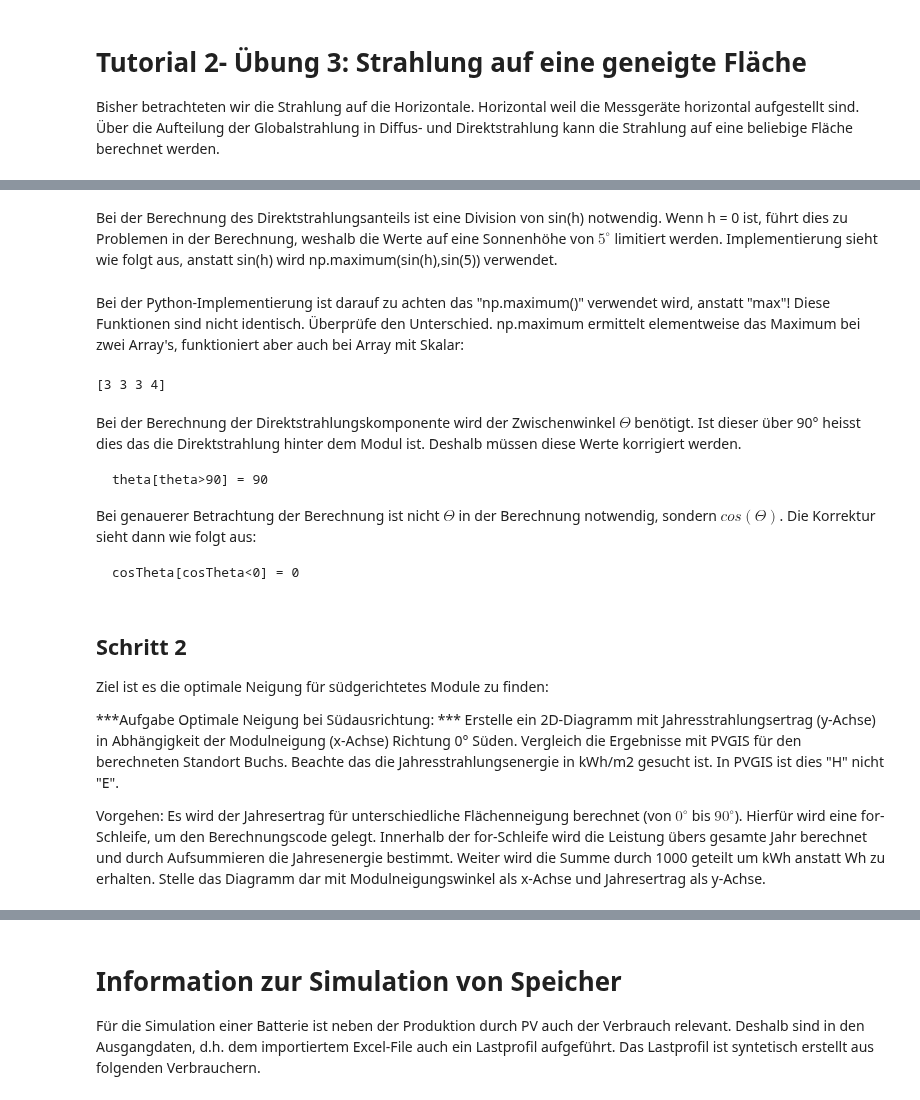
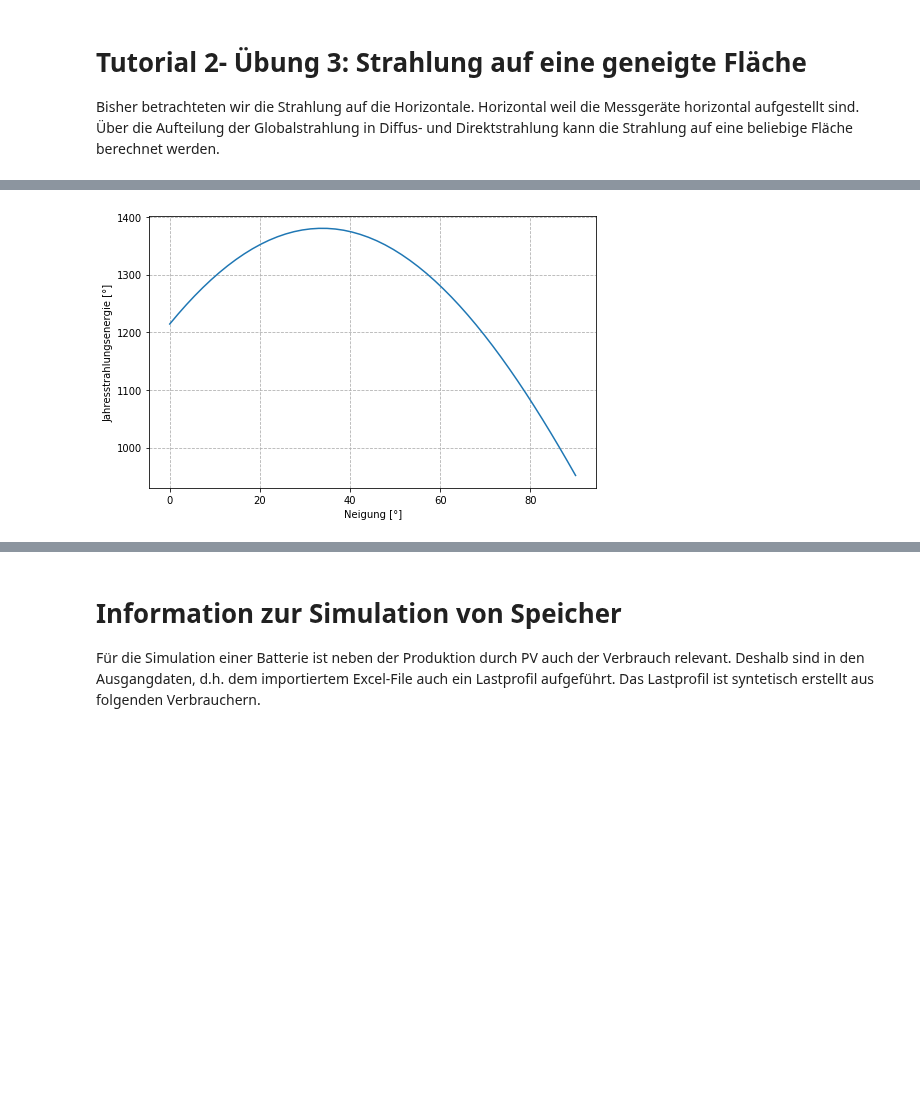
Before and after one commit to markstaler/pv4ing, a Jupyter notebook: PV4Ing_Tutorial.ipynb, the cells around one changed output, grey strips where cells are left out. Saved outputs shown, nothing was run; the diff lists cells and outputs as text; code cells hidden in the pictures; blank space fills up the shorter version.

```diff
--- a/PV4Ing_Tutorial.ipynb
+++ b/PV4Ing_Tutorial.ipynb
@@ -5,11 +5,16 @@ Zuerst machen wir eine einfache Zeitreihenrechnung.
 ## Schritt 1 - Synthetische Messwerte für 1 Tag
 Im folgenden Beispiel, nehmen wir keine realen Messwerte, sondern "bauen" uns selbst die Messwerte über die Sinusfunktion. Zuerst erstellen wir einen Array (Zahlenreihe) für die Zeit. Wir nehmen an, dass die Sonne um 6:00 aufgeht und um 18:00 untergeht. Über Mittag erreicht die Strahlung einen Wert von 650 W/m2.
 # %%
+# Bibliotheken Import
 import numpy as np
 import matplotlib.pyplot as plt
 import datetime as dt
 
+# Funktionsdefinition (benötigen wir später)
+cos  = lambda arg : np.cos(np.deg2rad(arg))
 sin  = lambda arg : np.sin(np.deg2rad(arg))
+acos = lambda arg : np.rad2deg(np.arccos(arg))
+asin = lambda arg : np.rad2deg(np.arcsin(arg))
 
 t = np.linspace(6,18,1000)
 deltaT = 12/1000
@@ -93,6 +96,8 @@ for t in range(tutc.size):
     # [h] berechnet laufende Stunde im Tag in UTC!
     noHou = tutc[t].hour + (tutc[t].minute)/60.0 + (tutc[t].second)/3600.0
     lfStd[t] = noDay*24 + noHou
+
+deltaT = lfStd[1] - lfStd[0] # [h]
 # %% [markdown]
 ## Schritt 1
 Es soll die Globalstrahlung in grün, Direktstrahlung in rot und Diffusstrahlung in blau dargestellt werden, über die Zeitachse. Weiter soll in der Plot-Figure eine Legende mit den Kurvennamen dargestellt werden. Als Ausschnitt wollen wir die ersten 7 Tage betrachten, d.h. in der Plotfunktion grenzen wir den Array ein durch tutc[a:e], wobei a für den Anfangsindex und e für den Endindex steht.
@@ -150,24 +155,39 @@ Hierfür wird das Dreikomponentenmodell verwendet. Wie das Dreikomponentenmodell
-# %% [markdown]
-Bei der Berechnung des Direktstrahlungsanteils ist eine Division von sin(h) notwendig. Wenn h = 0 ist, führt dies zu Problemen in der Berechnung, weshalb die Werte auf eine Sonnenhöhe von $5^\circ$ limitiert werden. Implementierung sieht wie folgt aus, anstatt sin(h) wird np.maximum(sin(h),sin(5)) verwendet.
-# %% [markdown]
-Bei der Python-Implementierung ist darauf zu achten das "np.maximum()" verwendet wird, anstatt "max"! Diese Funktionen sind nicht identisch. Überprüfe den Unterschied. np.maximum ermittelt elementweise das Maximum bei zwei Array's, funktioniert aber auch bei Array mit Skalar:
-# %%
-x = np.array((1, 2, 3, 4))
-print(str(np.maximum(x, 3)))
-# %% [output]
-[3 3 3 4]
-# %% [markdown]
-Bei der Berechnung der Direktstrahlungskomponente wird der Zwischenwinkel $\Theta$ benötigt. Ist dieser über 90° heisst dies das die Direktstrahlung hinter dem Modul ist. Deshalb müssen diese Werte korrigiert werden.
-
-    theta[theta>90] = 90
-
-Bei genauerer Betrachtung der Berechnung ist nicht $\Theta$ in der Berechnung notwendig, sondern $cos(\Theta)$. Die Korrektur sieht dann wie folgt aus:
-
-    cosTheta[cosTheta<0] = 0
-# %% [markdown]
-## Schritt 2
-Ziel ist es die optimale Neigung für südgerichtetes Module zu finden:
-
-***Aufgabe Optimale Neigung bei Südausrichtung: *** Erstelle ein 2D-Diagramm mit Jahresstrahlungsertrag (y-Achse) in Abhängigkeit der Modulneigung (x-Achse) Richtung 0° Süden. Vergleich die Ergebnisse mit PVGIS für den berechneten Standort Buchs. Beachte das die Jahresstrahlungsenergie in kWh/m2 gesucht ist. In PVGIS ist dies "H" nicht "E".
-
-Vorgehen: Es wird der Jahresertrag für unterschiedliche Flächenneigung berechnet (von $0^\circ$ bis $90^\circ$). Hierfür wird eine for-Schleife, um den Berechnungscode gelegt. Innerhalb der for-Schleife wird die Leistung übers gesamte Jahr berechnet und durch Aufsummieren die Jahresenergie bestimmt. Weiter wird die Summe durch 1000 geteilt um kWh anstatt Wh zu erhalten. Stelle das Diagramm dar mit Modulneigungswinkel als x-Achse und Jahresertrag als y-Achse.
+# %%
+# Parameterdefinition
+lg = 9.4     # [grad] Längengrad Buchs
+bg = 47.17   # [grad] Breitengrad Buchs
+al = 0.2     # [1] Albedo-Faktor
+aziFl = 0    # [grad] Azimut Modulfläche
+
+# Sonnenstand
+dekl = 23.45*cos(360/(365*24)*(lfStd - 173*24))     # [grad] Deklination
+omega = 15 * lfStd + lg - 180                       # [grad] Stundenwinkel laufend
+omega = np.mod(omega + 180, 360) - 180              # [grad] Stundenwinkel -180° bis 180°
+h = asin(sin(dekl)*sin(bg) + cos(dekl)*cos(bg)*cos(omega)) # [grad] Sonnenhöhe
+aziNachmittag =  acos((sin(h)*sin(bg) - sin(dekl))/(cos(h)*cos(bg)))
+aziVormittag  = -acos((sin(h)*sin(bg) - sin(dekl))/(cos(h)*cos(bg)))
+azi = (np.sign(omega) + 1)/2*aziNachmittag - (np.sign(omega) - 1)/2*aziVormittag
+h[h<0] = 0
+
+neigung = np.linspace(0,90,50)
+wH = np.zeros(neigung.size)
+for n in range(neigung.size):
+    neig = neigung[n]
+
+    # Strahlentransformationsmodell
+    cosTheta = cos(neig)*sin(h) + sin(neig)*cos(h)*cos(azi - aziFl)
+    cosTheta[cosTheta<0] = 0
+    hDifFl = hDif*(1 + cos(neig))/2
+    hAlbFl = hGlo*al*(1 - cos(neig))/2
+    hDirFl = hDir/np.maximum(sin(h), sin(5))*cosTheta
+    hFl = hDirFl + hDifFl + hAlbFl
+    wH[n] = np.sum(hFl)*deltaT/1000 # [kWh/m2] Jahresstrahlungsenergie
+
+# Darstellung
+fig  = plt.figure(1, figsize=(8,5))
+plt.plot(neigung, wH)
+plt.xlabel('Neigung [°]')
+plt.ylabel('Jahresstrahlungsenergie [°]')
+plt.grid(which='both', linestyle='--')
+# %% [output]
+[figure, added]
```
Also changed, not shown: parts of 7 cells of this notebook, 1 other file.
